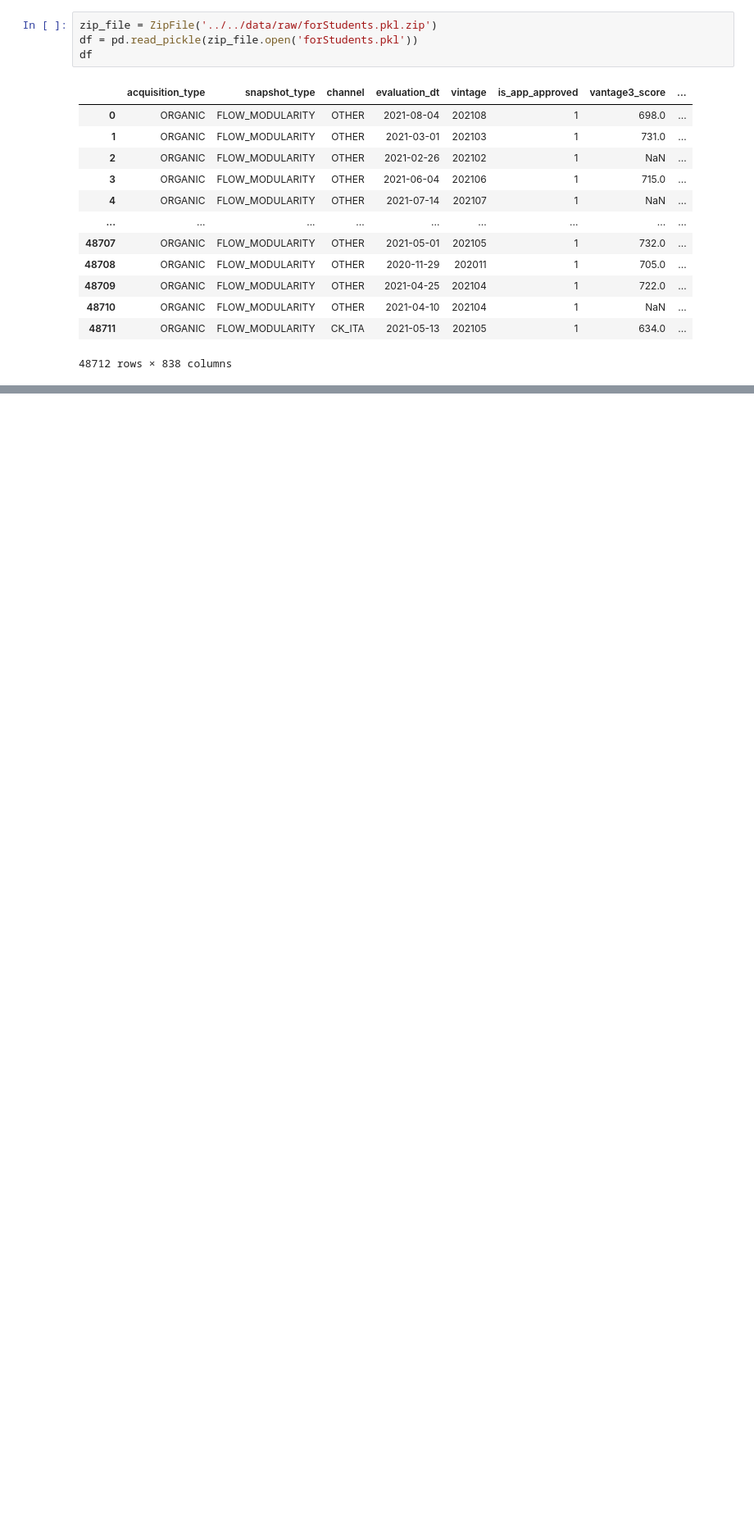
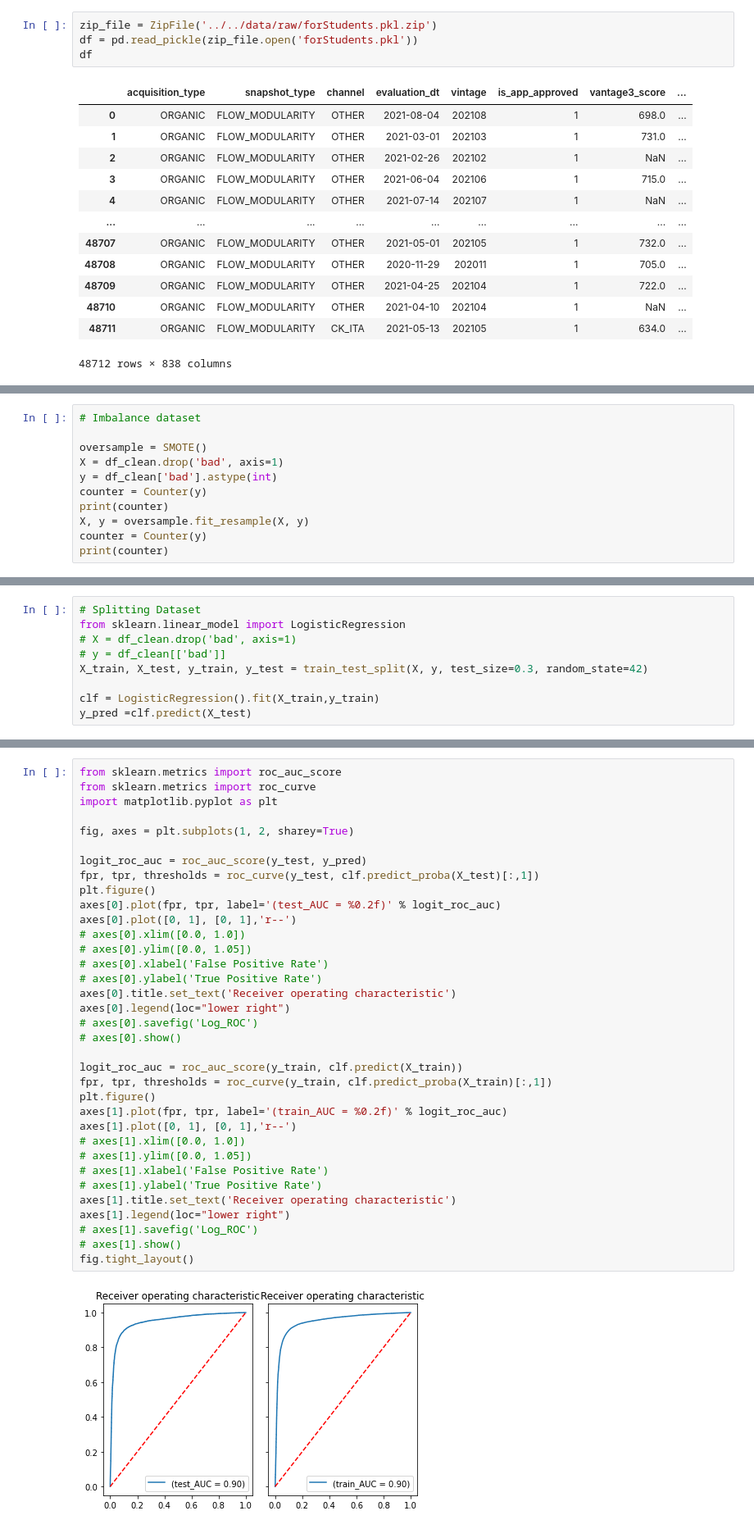
Before and after one commit to DSC180A/create_credit_score, a Jupyter notebook: src/data/make_dataset.ipynb, the cells around one changed output, grey strips where cells are left out. Shown at 82% size. Saved outputs shown, nothing was run; the diff lists cells and outputs as text; blank space fills up the shorter version.

```diff
--- a/src/data/make_dataset.ipynb
+++ b/src/data/make_dataset.ipynb
@@ -21,0 +112,11 @@ df
+# %%
+# Imbalance dataset
+
+oversample = SMOTE()
+X = df_clean.drop('bad', axis=1)
+y = df_clean['bad'].astype(int)
+counter = Counter(y)
+print(counter)
+X, y = oversample.fit_resample(X, y)
+counter = Counter(y)
+print(counter)
@@ -21,0 +141,9 @@ df
+# %%
+# Splitting Dataset
+from sklearn.linear_model import LogisticRegression
+# X = df_clean.drop('bad', axis=1)
+# y = df_clean[['bad']]
+X_train, X_test, y_train, y_test = train_test_split(X, y, test_size=0.3, random_state=42)
+
+clf = LogisticRegression().fit(X_train,y_train)
+y_pred =clf.predict(X_test)
@@ -21,0 +177,37 @@ df
+# %%
+from sklearn.metrics import roc_auc_score
+from sklearn.metrics import roc_curve
+import matplotlib.pyplot as plt
+
+fig, axes = plt.subplots(1, 2, sharey=True)
+
+logit_roc_auc = roc_auc_score(y_test, y_pred)
+fpr, tpr, thresholds = roc_curve(y_test, clf.predict_proba(X_test)[:,1])
+plt.figure()
+axes[0].plot(fpr, tpr, label='(test_AUC = %0.2f)' % logit_roc_auc)
+axes[0].plot([0, 1], [0, 1],'r--')
+# axes[0].xlim([0.0, 1.0])
+# axes[0].ylim([0.0, 1.05])
+# axes[0].xlabel('False Positive Rate')
+# axes[0].ylabel('True Positive Rate')
+axes[0].title.set_text('Receiver operating characteristic')
+axes[0].legend(loc="lower right")
+# axes[0].savefig('Log_ROC')
+# axes[0].show()
+
+logit_roc_auc = roc_auc_score(y_train, clf.predict(X_train))
+fpr, tpr, thresholds = roc_curve(y_train, clf.predict_proba(X_train)[:,1])
+plt.figure()
+axes[1].plot(fpr, tpr, label='(train_AUC = %0.2f)' % logit_roc_auc)
+axes[1].plot([0, 1], [0, 1],'r--')
+# axes[1].xlim([0.0, 1.0])
+# axes[1].ylim([0.0, 1.05])
+# axes[1].xlabel('False Positive Rate')
+# axes[1].ylabel('True Positive Rate')
+axes[1].title.set_text('Receiver operating characteristic')
+axes[1].legend(loc="lower right")
+# axes[1].savefig('Log_ROC')
+# axes[1].show()
+fig.tight_layout()
+# %% [output]
+[figure, added]
```
Also changed, not shown: parts of 15 cells of this notebook, 1 other file.
